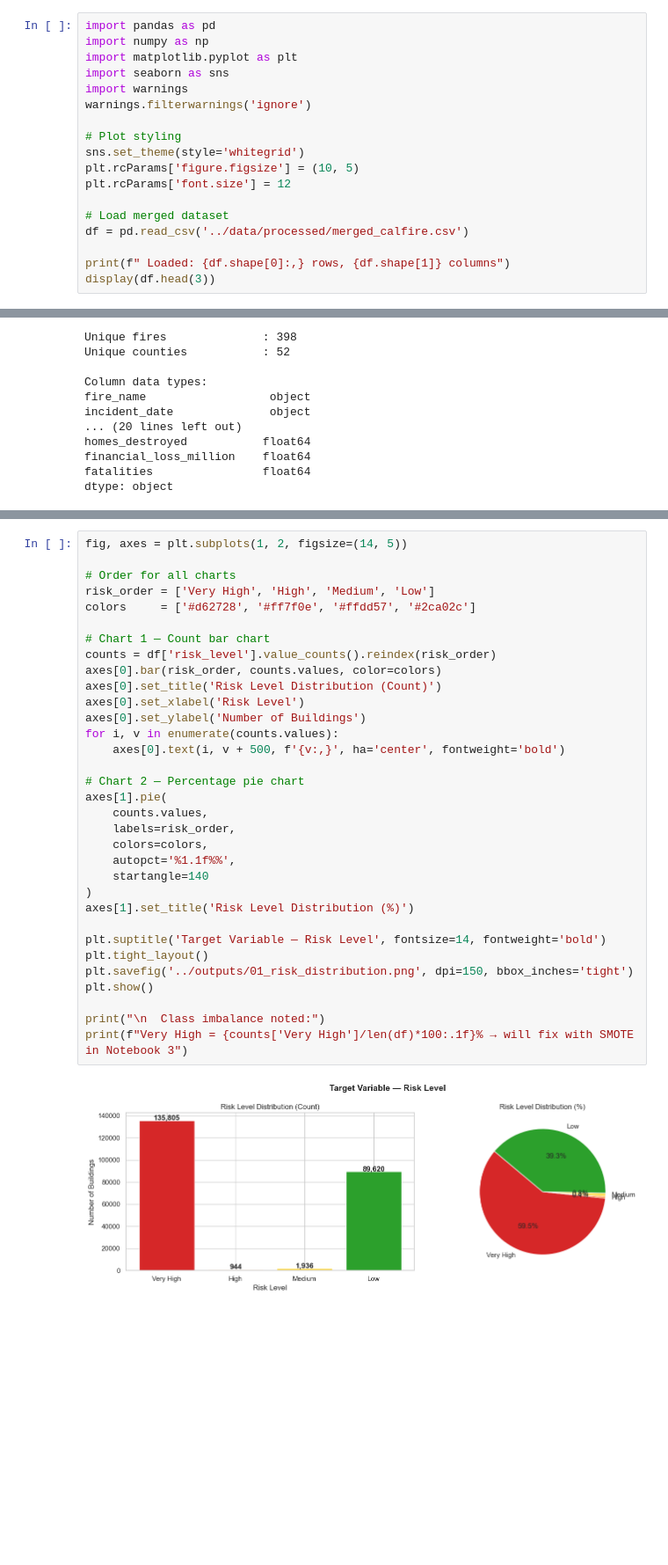
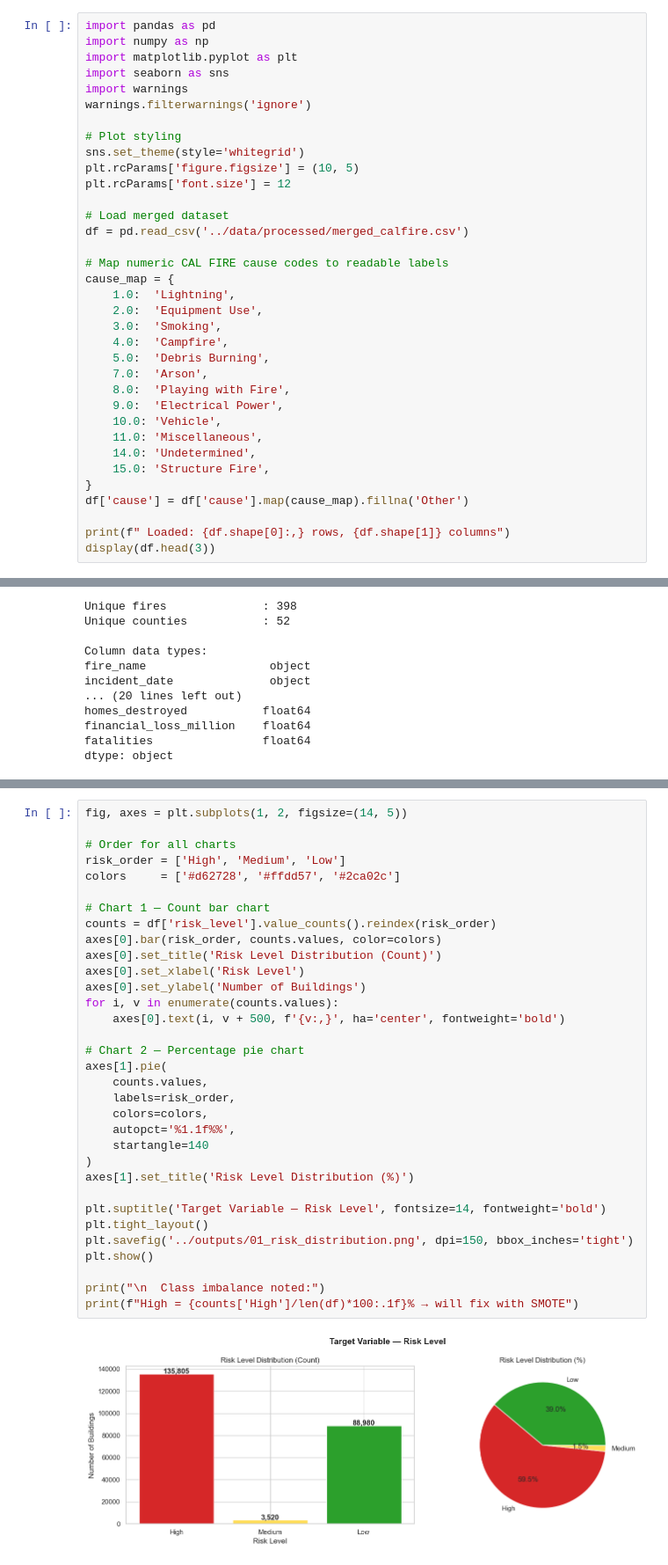
Before and after one commit to just-maki/UCInsure, a Jupyter notebook: src/wildfire_model/notebooks/02_calfire_eda.ipynb, the cells around one changed output, grey strips where cells are left out. Shown at 88% size. Saved outputs shown, nothing was run; the diff lists cells and outputs as text; blank space fills up the shorter version.

```diff
--- a/src/wildfire_model/notebooks/02_calfire_eda.ipynb
+++ b/src/wildfire_model/notebooks/02_calfire_eda.ipynb
@@ -20,6 +24,23 @@ plt.rcParams['font.size'] = 12
 # Load merged dataset
 df = pd.read_csv('../data/processed/merged_calfire.csv')
 
+# Map numeric CAL FIRE cause codes to readable labels
+cause_map = {
+    1.0:  'Lightning',
+    2.0:  'Equipment Use',
+    3.0:  'Smoking',
+    4.0:  'Campfire',
+    5.0:  'Debris Burning',
+    7.0:  'Arson',
+    8.0:  'Playing with Fire',
+    9.0:  'Electrical Power',
+    10.0: 'Vehicle',
+    11.0: 'Miscellaneous',
+    14.0: 'Undetermined',
+    15.0: 'Structure Fire',
+}
+df['cause'] = df['cause'].map(cause_map).fillna('Other')
+
 print(f" Loaded: {df.shape[0]:,} rows, {df.shape[1]} columns")
 display(df.head(3))
 # %% [output]
@@ -64,35 +83,35 @@ dtype: object
 fig, axes = plt.subplots(1, 2, figsize=(14, 5))
 
 # Order for all charts
-risk_order = ['Very High', 'High', 'Medium', 'Low']
-colors     = ['#d62728', '#ff7f0e', '#ffdd57', '#2ca02c']
+risk_order = ['High', 'Medium', 'Low']
+colors     = ['#d62728', '#ffdd57', '#2ca02c']
 
 # Chart 1 — Count bar chart
 counts = df['risk_level'].value_counts().reindex(risk_order)
 axes[0].bar(risk_order, counts.values, color=colors)
 axes[0].set_title('Risk Level Distribution (Count)')
 axes[0].set_xlabel('Risk Level')
 axes[0].set_ylabel('Number of Buildings')
 for i, v in enumerate(counts.values):
     axes[0].text(i, v + 500, f'{v:,}', ha='center', fontweight='bold')
 
 # Chart 2 — Percentage pie chart
 axes[1].pie(
     counts.values,
     labels=risk_order,
     colors=colors,
     autopct='%1.1f%%',
     startangle=140
 )
 axes[1].set_title('Risk Level Distribution (%)')
 
 plt.suptitle('Target Variable — Risk Level', fontsize=14, fontweight='bold')
 plt.tight_layout()
 plt.savefig('../outputs/01_risk_distribution.png', dpi=150, bbox_inches='tight')
 plt.show()
 
 print("\n  Class imbalance noted:")
-print(f"Very High = {counts['Very High']/len(df)*100:.1f}% → will fix with SMOTE in Notebook 3")
+print(f"High = {counts['High']/len(df)*100:.1f}% → will fix with SMOTE")
 # %% [output]
-[figure, old version]
+[figure, new version]
   Class imbalance noted:
```
Also changed, not shown: parts of 7 cells of this notebook.
